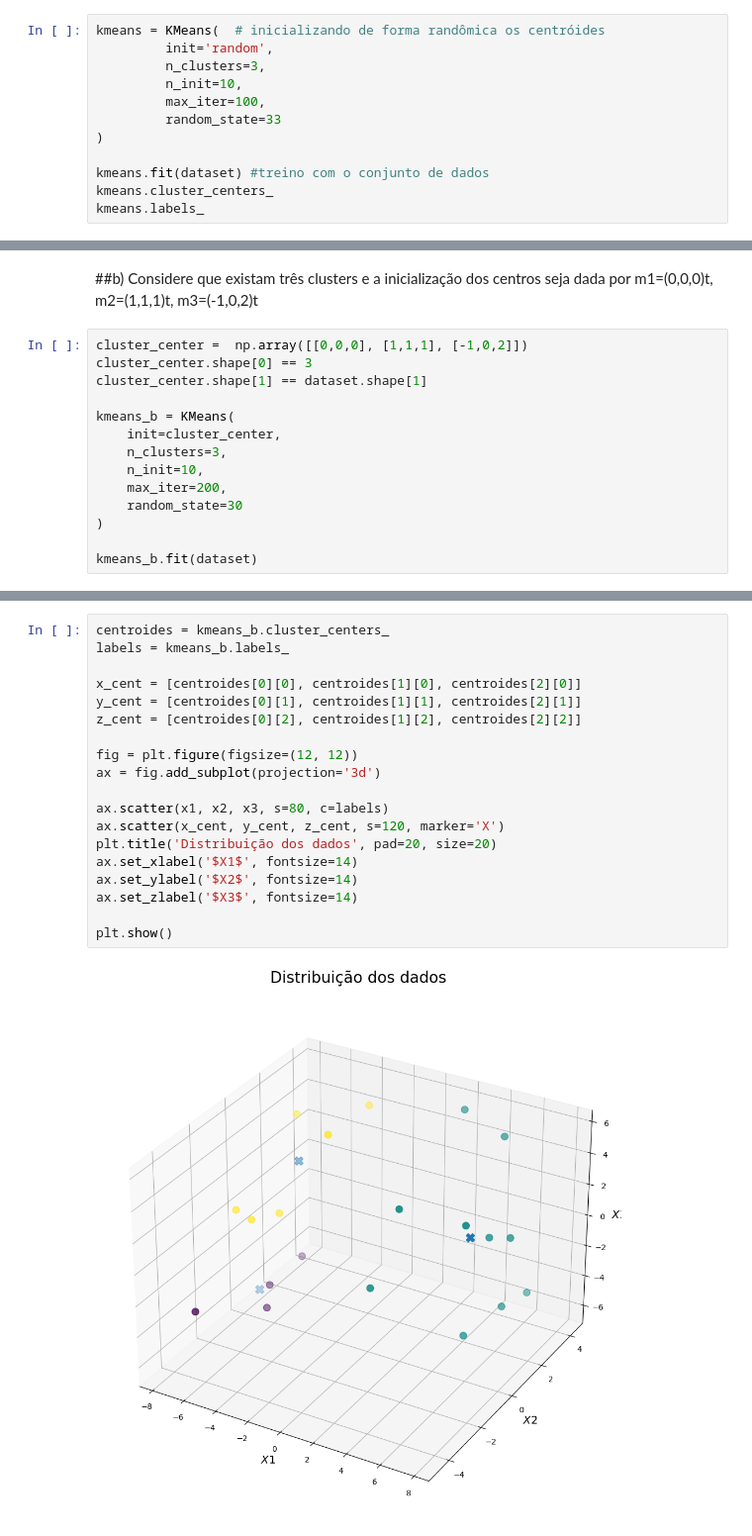
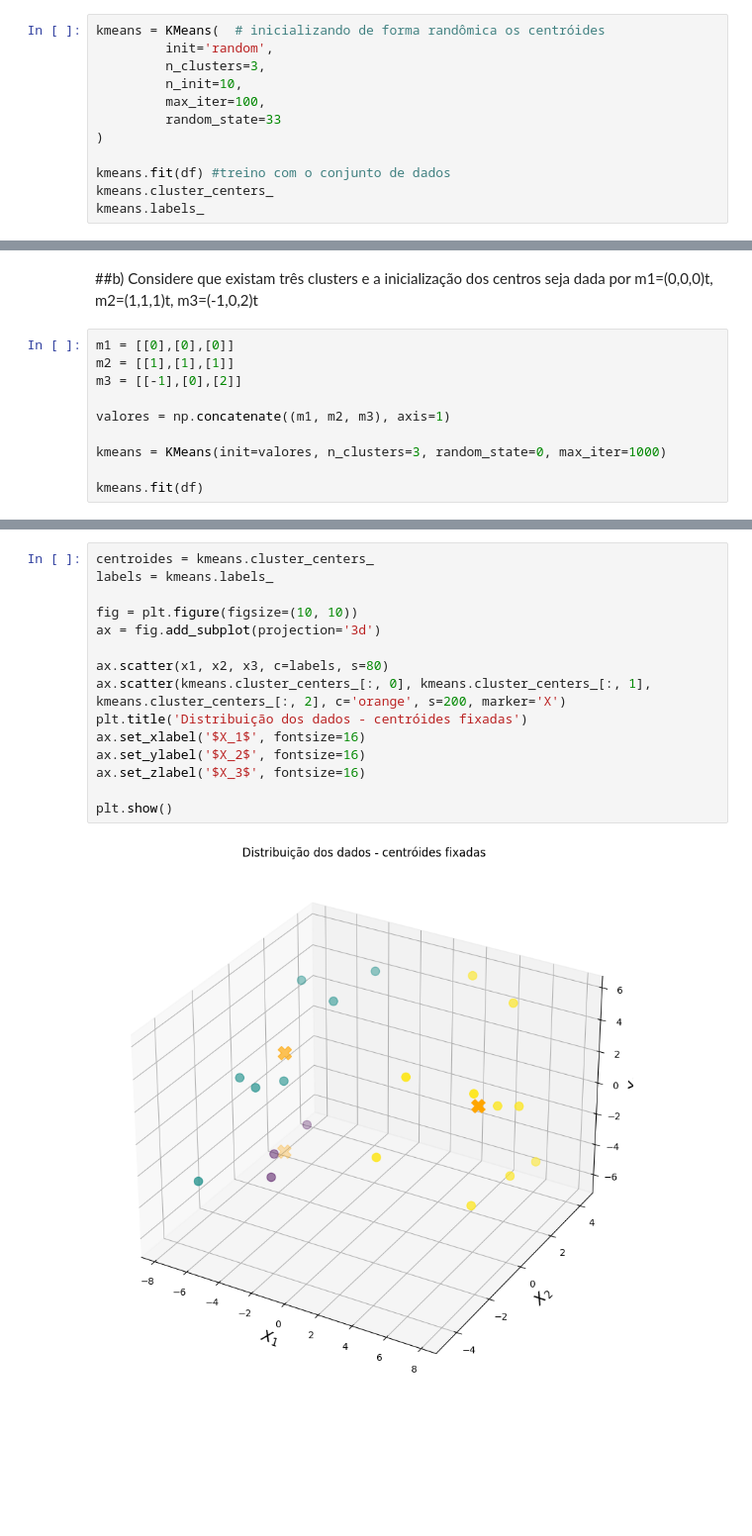
Before and after one commit to luizdts/artificial-intelligence, a Jupyter notebook: Unidade 3/Questao2.ipynb, the cells around one changed output, grey strips where cells are left out. Shown: that part at 99% size. Saved outputs shown, nothing was run; the diff lists cells and outputs as text; blank space fills up the shorter version.

```diff
--- a/Unidade 3/Questao2.ipynb
+++ b/Unidade 3/Questao2.ipynb
@@ -72,7 +52,7 @@ kmeans = KMeans(  # inicializando de forma randômica os centróides
          random_state=33
 )
 
-kmeans.fit(dataset) #treino com o conjunto de dados
+kmeans.fit(df) #treino com o conjunto de dados
 kmeans.cluster_centers_
 kmeans.labels_
 # %% [output]
@@ -124,17 +78,13 @@ plt.show()
 # %% [markdown]
 ##b) Considere que existam três clusters e a inicialização dos centros seja dada por m1=(0,0,0)t, m2=(1,1,1)t, m3=(-1,0,2)t
 # %%
-cluster_center =  np.array([[0,0,0], [1,1,1], [-1,0,2]])
-cluster_center.shape[0] == 3
-cluster_center.shape[1] == dataset.shape[1]
+m1 = [[0],[0],[0]]
+m2 = [[1],[1],[1]]
+m3 = [[-1],[0],[2]]
 
-kmeans_b = KMeans(
-    init=cluster_center,
-    n_clusters=3,
-    n_init=10,
-    max_iter=200,
-    random_state=30
-)
+valores = np.concatenate((m1, m2, m3), axis=1)
 
-kmeans_b.fit(dataset)
+kmeans = KMeans(init=valores, n_clusters=3, random_state=0, max_iter=1000)
+
+kmeans.fit(df)
 # %% [output]
@@ -145,21 +95,17 @@ KMeans(init=array([[ 0,  0,  0],
 # %%
-centroides = kmeans_b.cluster_centers_
-labels = kmeans_b.labels_
+centroides = kmeans.cluster_centers_
+labels = kmeans.labels_
 
-x_cent = [centroides[0][0], centroides[1][0], centroides[2][0]]
-y_cent = [centroides[0][1], centroides[1][1], centroides[2][1]]
-z_cent = [centroides[0][2], centroides[1][2], centroides[2][2]]
-
-fig = plt.figure(figsize=(12, 12))
+fig = plt.figure(figsize=(10, 10))
 ax = fig.add_subplot(projection='3d')
 
-ax.scatter(x1, x2, x3, s=80, c=labels)
-ax.scatter(x_cent, y_cent, z_cent, s=120, marker='X')
-plt.title('Distribuição dos dados', pad=20, size=20)
-ax.set_xlabel('$X1$', fontsize=14)
-ax.set_ylabel('$X2$', fontsize=14)
-ax.set_zlabel('$X3$', fontsize=14)
+ax.scatter(x1, x2, x3, c=labels, s=80)
+ax.scatter(kmeans.cluster_centers_[:, 0], kmeans.cluster_centers_[:, 1], kmeans.cluster_centers_[:, 2], c='orange', s=200, marker='X')
+plt.title('Distribuição dos dados - centróides fixadas')
+ax.set_xlabel('$X_1$', fontsize=16)
+ax.set_ylabel('$X_2$', fontsize=16)
+ax.set_zlabel('$X_3$', fontsize=16)
 
 plt.show()
 # %% [output]
-[figure, old version]
+[figure, new version]
```
Also changed, not shown: parts of 9 cells of this notebook.
